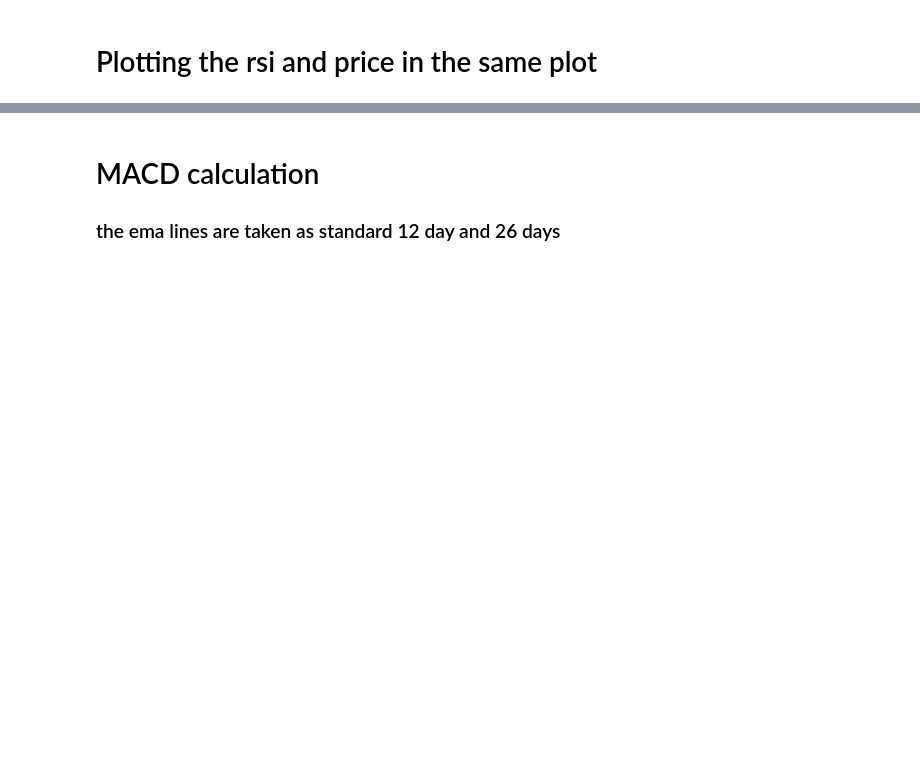
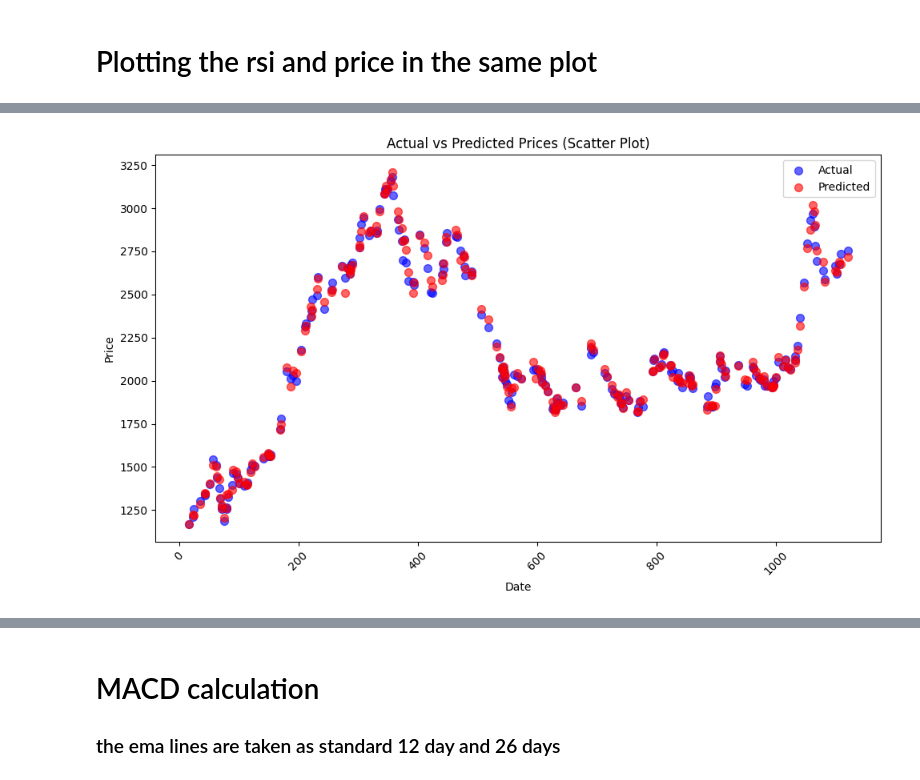
Before and after one commit to Bhagirath369/NEPSE-Predictor, a Jupyter notebook: calc.ipynb, the cells around one changed output, grey strips where cells are left out. Cells and saved outputs as stored; diff of their text form; code cells hidden in the pictures; blank space fills up the shorter version.

```diff
--- a/calc.ipynb
+++ b/calc.ipynb
@@ -89,0 +160,26 @@ plt.show()
+# %%
+
+
+# Assuming y_test and y_pred are defined and aligned
+plt.figure(figsize=(10, 6))
+
+# Scatter plot of actual vs predicted
+plt.scatter(y_test.index, y_test, label='Actual', color='blue', alpha=0.6, s=50)
+plt.scatter(y_test.index, y_pred, label='Predicted', color='red', alpha=0.6, s=50)
+
+# Title and labels
+plt.title('Actual vs Predicted Prices (Scatter Plot)')
+plt.xlabel('Date')
+plt.ylabel('Price')
+
+# Rotate the x-axis labels for better readability
+plt.xticks(rotation=45)
+
+# Show legend and adjust layout
+plt.legend()
+plt.tight_layout()
+
+# Display the plot
+plt.show()
+# %% [output]
+[figure, added]
```
Also changed, not shown: parts of 11 cells of this notebook, 1 other file.
